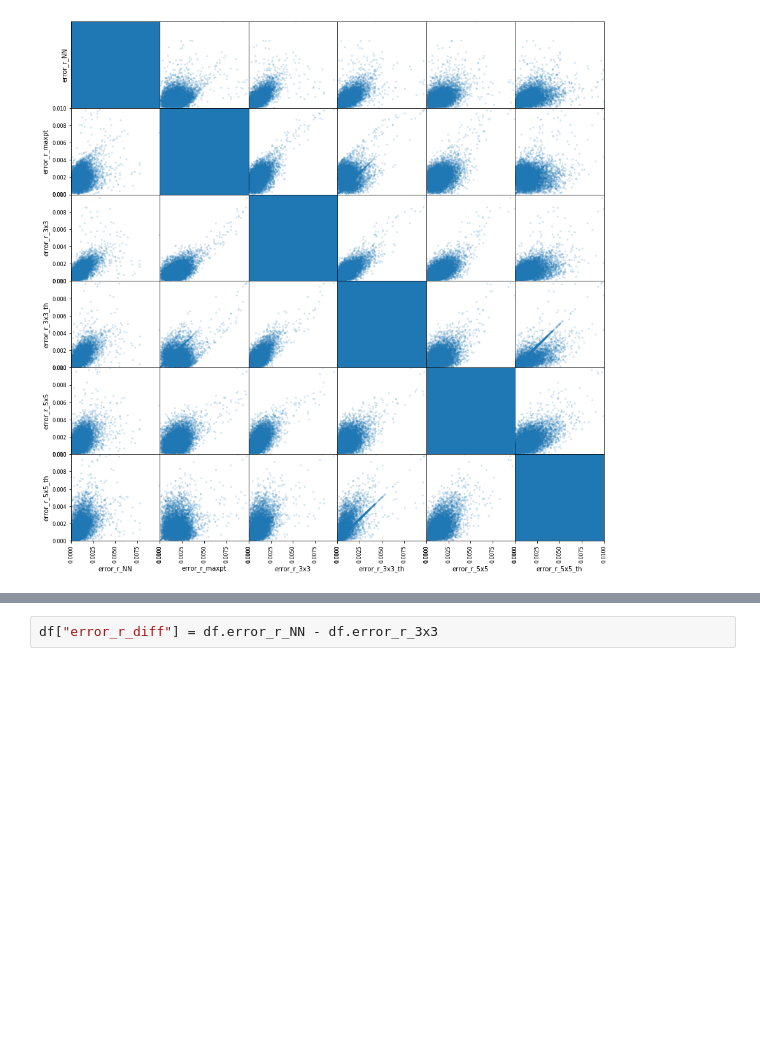
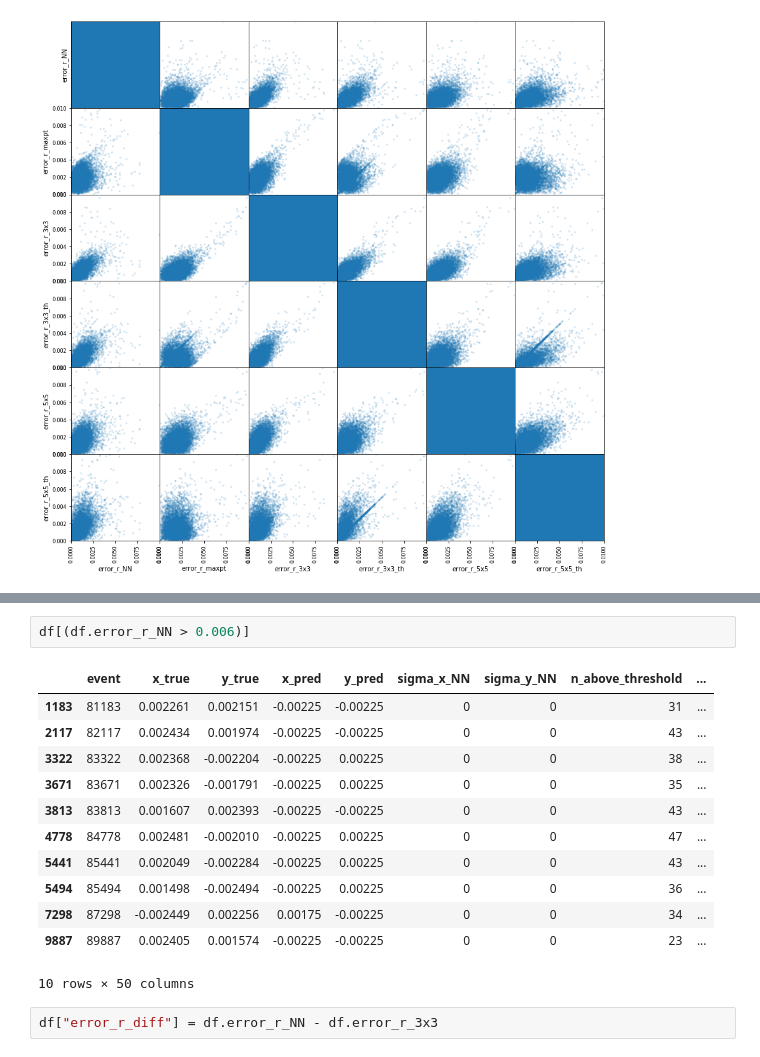
Before and after one commit to jerenner/emsim, a Jupyter notebook: emsim.ipynb, the cells around one changed output, grey strips where cells are left out. Saved outputs shown, nothing was run; the diff lists cells and outputs as text; blank space fills up the shorter version.

```diff
--- a/emsim.ipynb
+++ b/emsim.ipynb
@@ -694,3 +694,18 @@ plt.legend()
+# %%
+df[(df.error_r_NN > 0.006)]
+# %% [output]
+|  | event | x_true | y_true | x_pred | y_pred | sigma_x_NN | sigma_y_NN | n_above_threshold | ... |
+| 1183 | 81183 | 0.002261 | 0.002151 | -0.00225 | -0.00225 | 0 | 0 | 31 | ... |
+| 2117 | 82117 | 0.002434 | 0.001974 | -0.00225 | -0.00225 | 0 | 0 | 43 | ... |
+| 3322 | 83322 | 0.002368 | -0.002204 | -0.00225 | 0.00225 | 0 | 0 | 38 | ... |
+| 3671 | 83671 | 0.002326 | -0.001791 | -0.00225 | 0.00225 | 0 | 0 | 35 | ... |
+| 3813 | 83813 | 0.001607 | 0.002393 | -0.00225 | -0.00225 | 0 | 0 | 43 | ... |
+| 4778 | 84778 | 0.002481 | -0.002010 | -0.00225 | 0.00225 | 0 | 0 | 47 | ... |
+| 5441 | 85441 | 0.002049 | -0.002284 | -0.00225 | 0.00225 | 0 | 0 | 43 | ... |
+| 5494 | 85494 | 0.001498 | -0.002494 | -0.00225 | 0.00225 | 0 | 0 | 36 | ... |
+| 7298 | 87298 | -0.002449 | 0.002256 | 0.00175 | -0.00225 | 0 | 0 | 34 | ... |
+| 9887 | 89887 | 0.002405 | 0.001574 | -0.00225 | -0.00225 | 0 | 0 | 23 | ... |
+10 rows × 50 columns
 # %%
 df["error_r_diff"] = df.error_r_NN - df.error_r_3x3
 # %%
```
Also changed, not shown: parts of 6 cells of this notebook, 3 other files.
